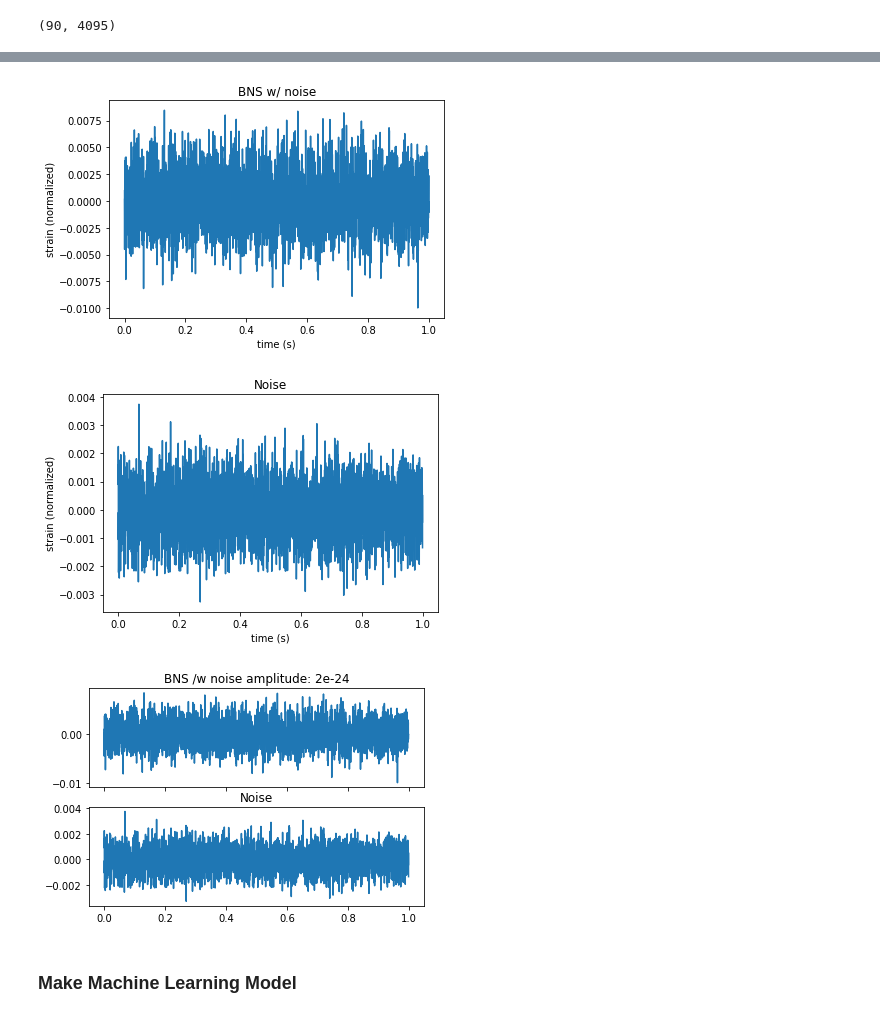
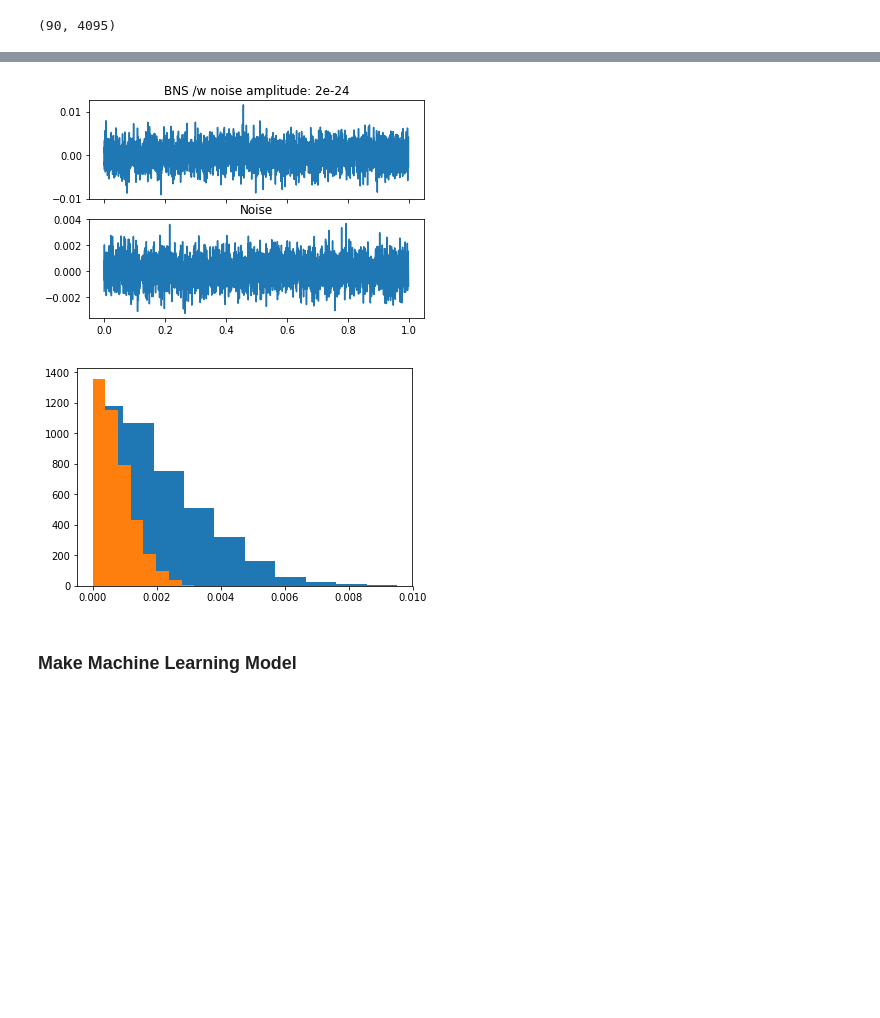
Before and after one commit to bpiotrzkowski/Example-Codes, a Jupyter notebook: gwPaPa-master/gwPapa_Waveform_Classifier-Gaussian-Noise.ipynb, the cells around one changed output, grey strips where cells are left out. Cells and saved outputs as stored; diff of their text form; code cells hidden in the pictures; blank space fills up the shorter version.

```diff
--- a/gwPaPa-master/gwPapa_Waveform_Classifier-Gaussian-Noise.ipynb
+++ b/gwPaPa-master/gwPapa_Waveform_Classifier-Gaussian-Noise.ipynb
@@ -191,34 +214,38 @@ check_data = check_data / np.linalg.norm(check_data)
 # %%
 t=np.arange(0,len(BNS_data[100])/sample_rate,1/sample_rate)
 t2=np.arange(0,len(BBH_data[100])/sample_rate,1/sample_rate)
 #print(0.0,max(t))
-plt.plot(t,check_data[10])
-plt.title('BNS w/ noise')
-plt.xlabel('time (s)')
-plt.ylabel('strain (normalized)')
-plt.show()
-plt.plot(t,train_data[180])
-plt.title('Noise')
-plt.xlabel('time (s)')
-plt.ylabel('strain (normalized)')
-plt.show()
+#plt.plot(t,check_data[10])
+#plt.title('BNS w/ noise')
+#plt.xlabel('time (s)')
+#plt.ylabel('strain (normalized)')
+#plt.show()
+#plt.plot(t,train_data[180])
+#plt.title('Noise')
+#plt.xlabel('time (s)')
+#plt.ylabel('strain (normalized)')
+#plt.show()
 
 
 f, axarr = plt.subplots(2, sharex=True)
 #f.suptitle('Sharing X axis')
 axarr[0].plot(t, check_data[10])
 axarr[0].set_title('BNS /w noise amplitude: '+str(noise_amplitude))
 axarr[1].plot(t, train_data[180])
 axarr[1].set_title('Noise')
+#f.xlabel('time (s)')
 #f.savefig('pics/timeseries'+str(noise_amplitude)+'.png',dpi=200)
 f.show()
-
-#plt.plot(t,BNS_data[120])
-#plt.plot(t2,BBH_data[140])
 # %% [output]
-[figure, old version]
+[figure, new version]
-[figure, removed]
-[figure, removed]
+# %%
+#plt.plot(t,BNS_data[120])
+#plt.plot(t2,BBH_data[140])
+plt.hist(np.abs(check_data[11]))
+plt.hist(np.abs(train_data[181]))
+plt.show()
+# %% [output]
+[figure, added]
 # %% [markdown]
 ### Make Machine Learning Model
 # %%
```
Also changed, not shown: parts of 8 cells of this notebook, 1 other file.
